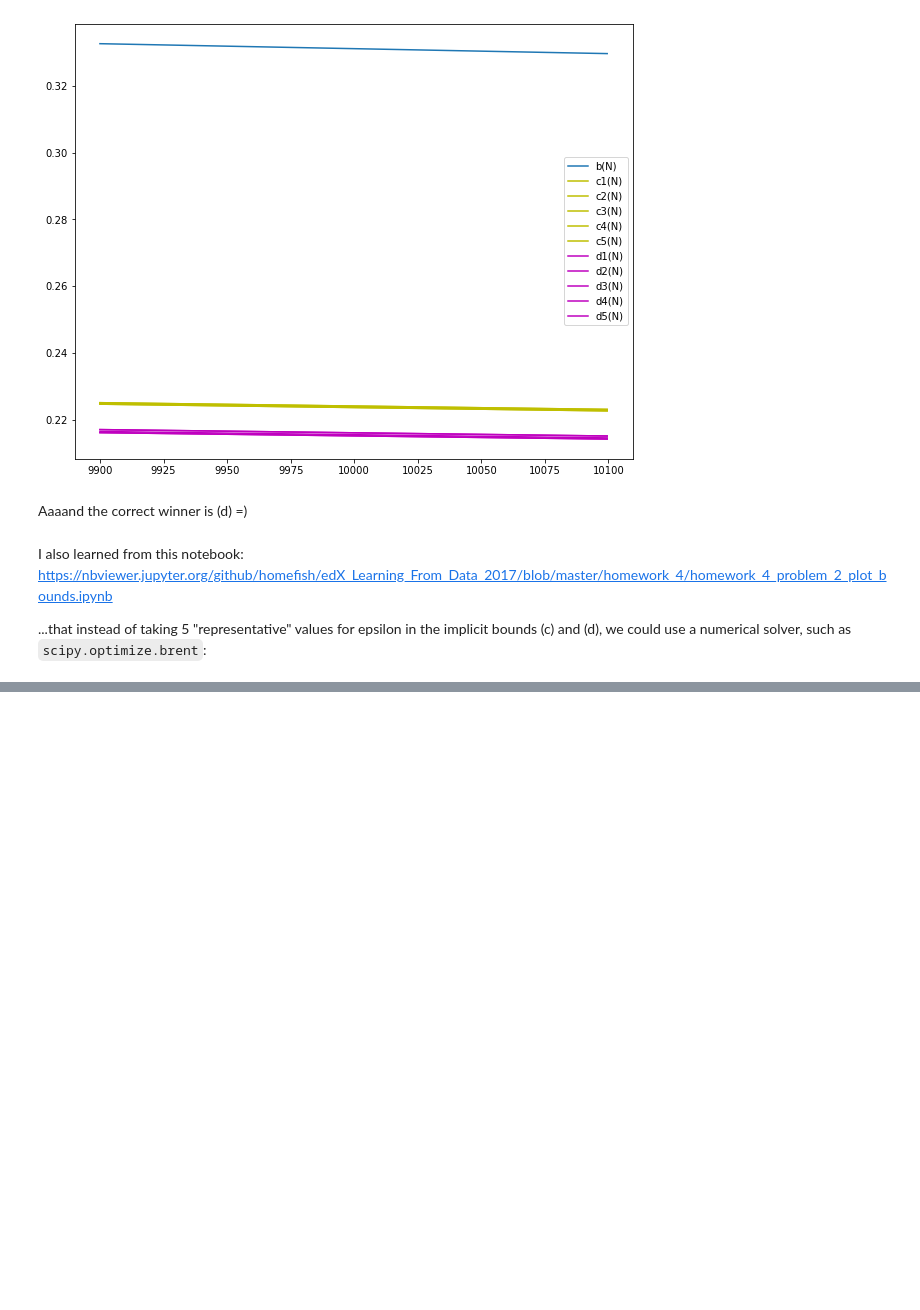
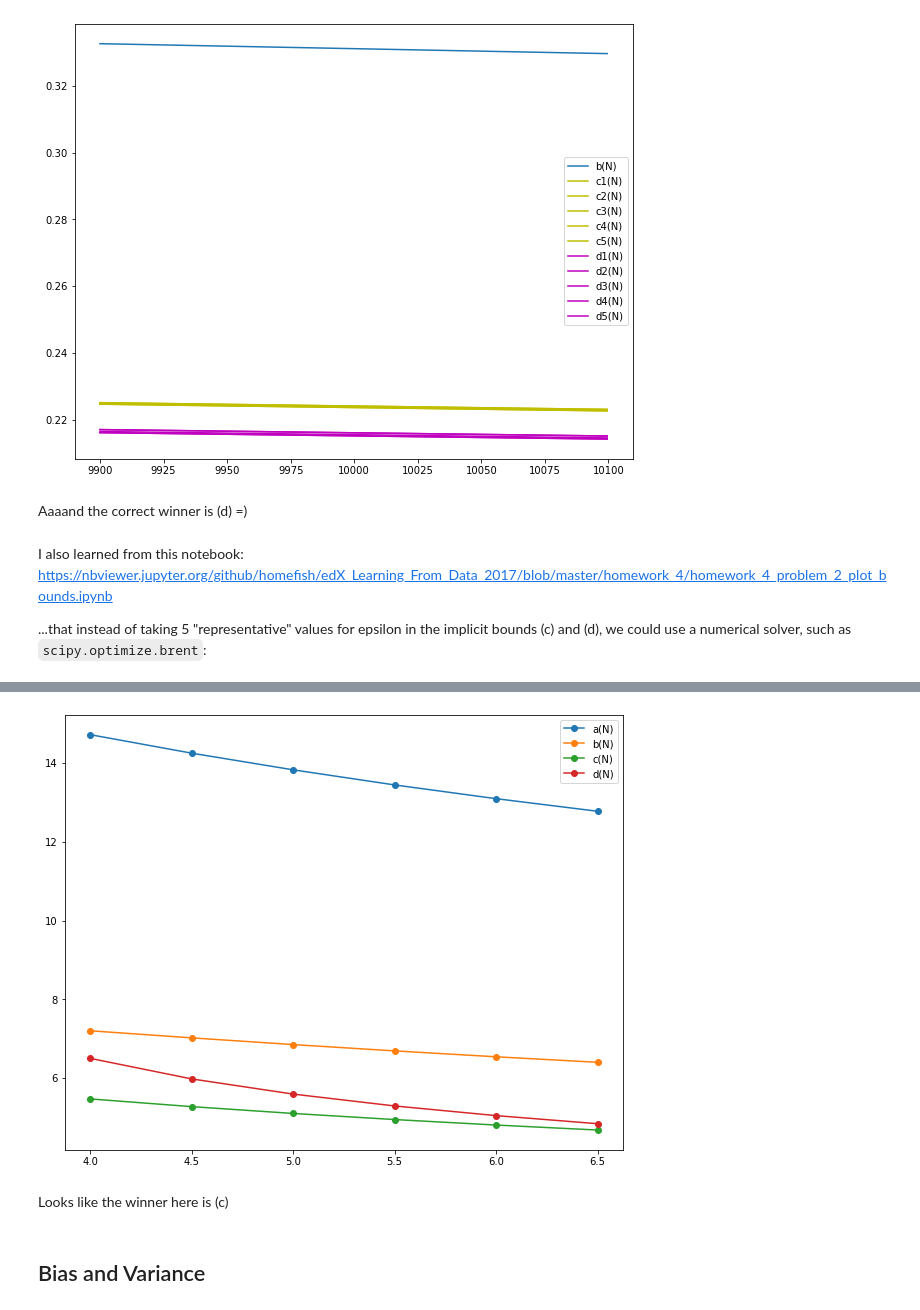
Before and after one commit to workflow/caltech-machine-learning-homework, a Jupyter notebook: HW4.ipynb, the cells around one changed output, grey strips where cells are left out. Drawn from its saved outputs; the diff is of its cells as text; code cells hidden in the pictures; blank space fills up the shorter version.

```diff
--- a/HW4.ipynb
+++ b/HW4.ipynb
@@ -221,0 +227,27 @@ plt.show()
+# %%
+def c(N):
+    m_H = (2*N)**d_vc # Approximate bound for growth function
+    f = lambda e: math.sqrt( (1 / N) * ( 2 * e + np.log( (6*m_H) / delta ) ) ) - e
+    return optimize.newton(f, 0.5) # Using newton here because the sign does not change in the interval given, which brentq requires
+
+def d(N):
+    m_H = np.power(np.power(N, 2), d_vc) # Approximate bound for growth function
+    f = lambda e: np.sqrt( (1/(2*N)) * ( 4*e*(1+e) + np.log( (4*m_H) / delta ) ) ) - e
+    return optimize.newton(f, 0.5) # Using newton here because the sign does not change in the interval given, which brentq requires
+
+N = np.arange(4, 7, 0.5, dtype=np.float128)
+
+
+plt.figure(figsize=(10, 8))
+plt.plot(N, np.vectorize(a)(N), label='a(N)', marker='o')
+plt.plot(N, np.vectorize(b)(N), label='b(N)', marker='o')
+plt.plot(N, np.vectorize(c)(N), label='c(N)', marker='o')
+plt.plot(N, np.vectorize(d)(N), label='d(N)', marker='o')
+plt.legend()
+plt.show()
+# %% [output]
+[figure, added]
+# %% [markdown]
+Looks like the winner here is (c)
+# %% [markdown]
+## Bias and Variance
```
Also changed, not shown: parts of 30 cells of this notebook, 6 other files.
